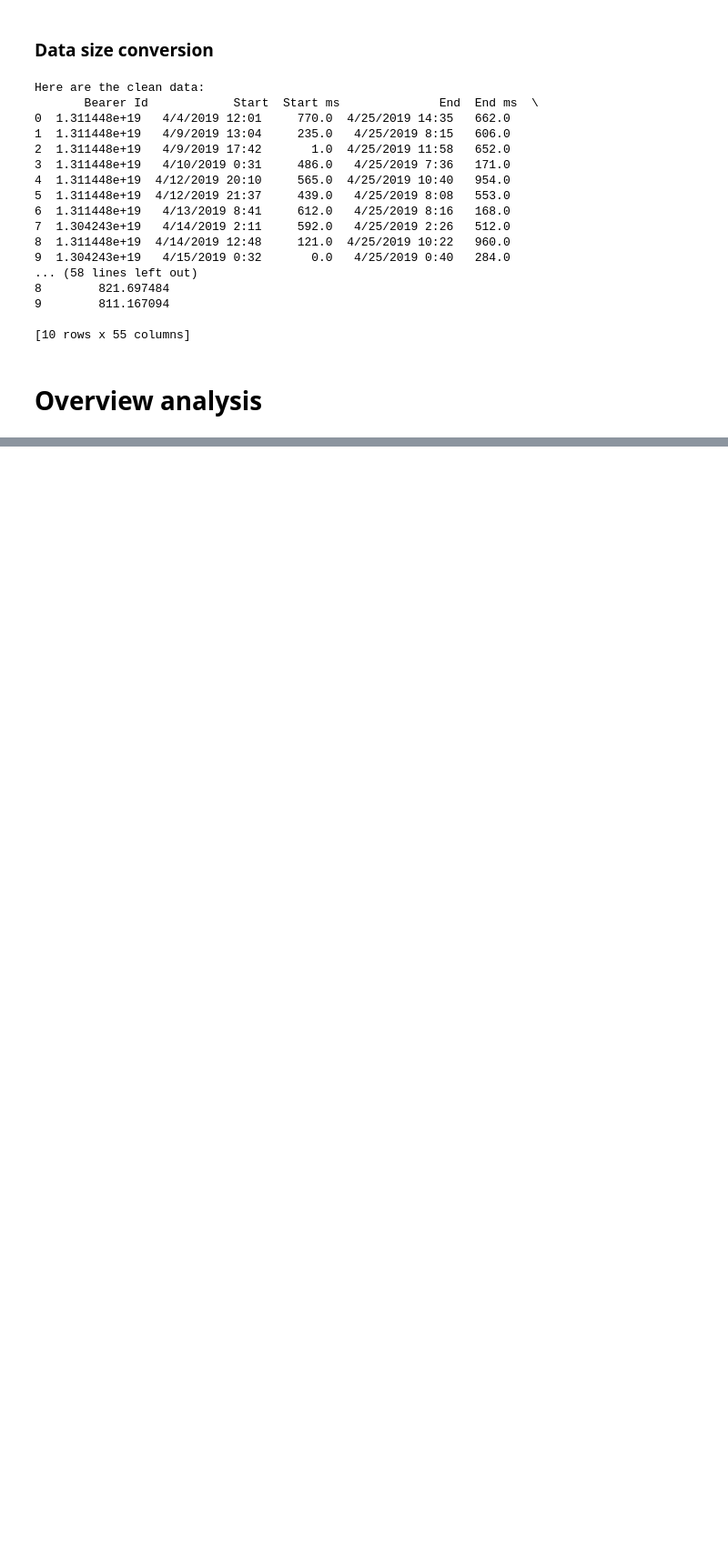
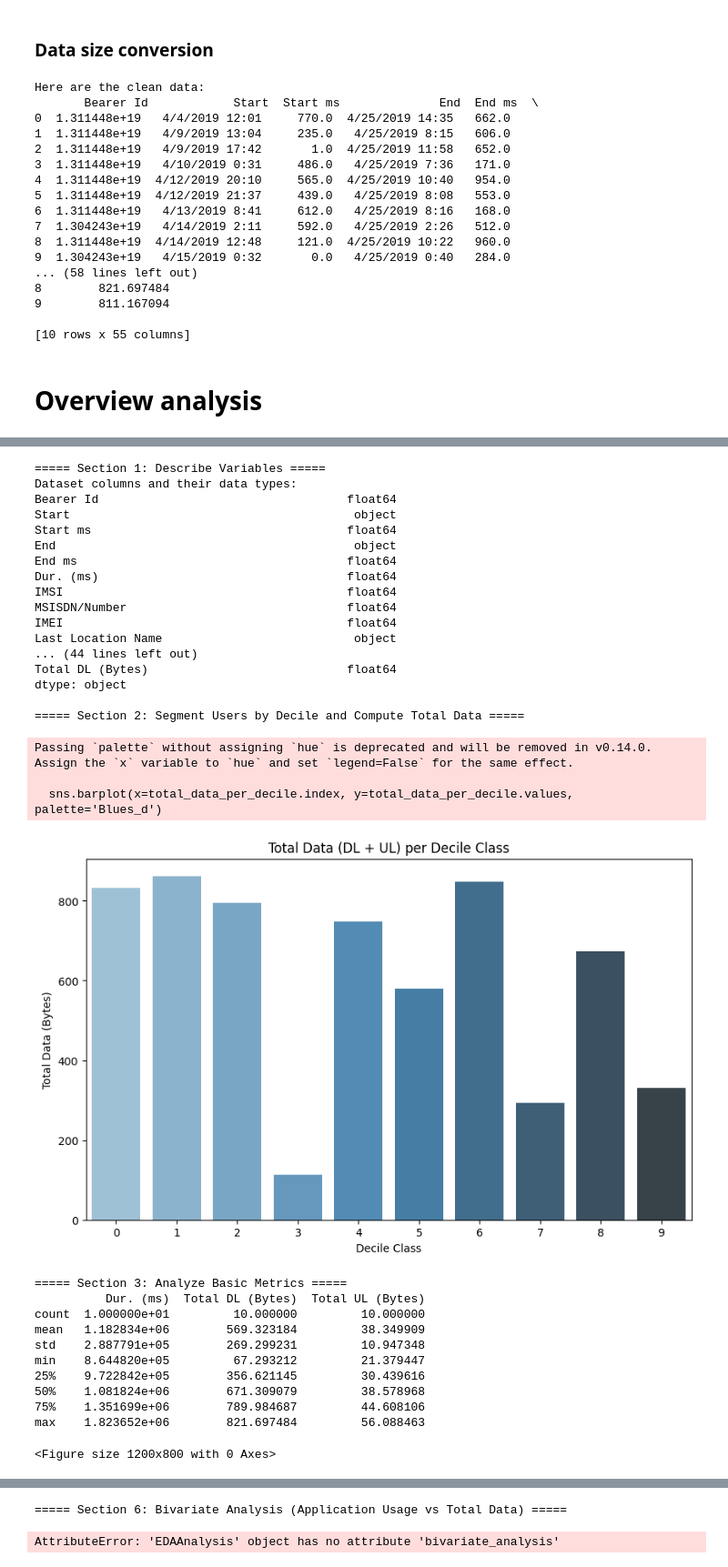
Before and after one commit to wubeabera123/Telecom-User-Analysis-Insights, a Jupyter notebook: notebooks/telecom_data_analysis.ipynb, the cells around one changed output, grey strips where cells are left out. Shown at 91% size. Saved outputs shown, nothing was run; the diff lists cells and outputs as text; code cells hidden in the pictures; blank space fills up the shorter version.

```diff
--- a/notebooks/telecom_data_analysis.ipynb
+++ b/notebooks/telecom_data_analysis.ipynb
@@ -254,0 +305,68 @@ Additionally, targeting users of top manufacturers {', '.join(top_manufacturers.
+# %%
+# Assuming 'cleaned_data' is your DataFrame
+eda = EDAAnalysis(cleaned_data)
+
+# Section 1: Describe Variables
+print("===== Section 1: Describe Variables =====")
+eda.describe_variables()
+
+# Section 2: Segment Users by Decile and Compute Total Data
+print("\n===== Section 2: Segment Users by Decile and Compute Total Data =====")
+eda.segment_users_by_decile()
+
+# Section 3: Analyze Basic Metrics
+print("\n===== Section 3: Analyze Basic Metrics =====")
+eda.analyze_basic_metrics()
+
+# Section 4: Compute Dispersion Parameters
+print("\n===== Section 4: Compute Dispersion Parameters =====")
+eda.compute_dispersion_parameters()
+
+# Section 5: Univariate Analysis (Box Plots)
+print("\n===== Section 5: Univariate Analysis (Box Plots) =====")
+eda.plot_univariate_analysis()
+
+# Section 6: Bivariate Analysis (Application Usage vs Total Data)
+print("\n===== Section 6: Bivariate Analysis (Application Usage vs Total Data) =====")
+eda.bivariate_analysis()
+
+# Section 7: Correlation Analysis
+print("\n===== Section 7: Correlation Analysis =====")
+eda.correlation_analysis()
+
+# Section 8: PCA Analysis (Dimensionality Reduction)
+print("\n===== Section 8: PCA Analysis (Dimensionality Reduction) =====")
+eda.pca_analysis()
+# %% [output]
+===== Section 1: Describe Variables =====
+Dataset columns and their data types:
+Bearer Id                                   float64
+Start                                        object
+Start ms                                    float64
+End                                          object
+End ms                                      float64
+Dur. (ms)                                   float64
+IMSI                                        float64
+MSISDN/Number                               float64
+IMEI                                        float64
+Last Location Name                           object
+... (44 lines left out)
+Total DL (Bytes)                            float64
+dtype: object
+
+===== Section 2: Segment Users by Decile and Compute Total Data =====
+Passing `palette` without assigning `hue` is deprecated and will be removed in v0.14.0. Assign the `x` variable to `hue` and set `legend=False` for the same effect.
+
+  sns.barplot(x=total_data_per_decile.index, y=total_data_per_decile.values, palette='Blues_d')
+[figure, added]
+===== Section 3: Analyze Basic Metrics =====
+          Dur. (ms)  Total DL (Bytes)  Total UL (Bytes)
+count  1.000000e+01         10.000000         10.000000
+mean   1.182834e+06        569.323184         38.349909
+std    2.887791e+05        269.299231         10.947348
+min    8.644820e+05         67.293212         21.379447
+25%    9.722842e+05        356.621145         30.439616
+50%    1.081824e+06        671.309079         38.578968
+75%    1.351699e+06        789.984687         44.608106
+max    1.823652e+06        821.697484         56.088463
+<Figure size 1200x800 with 0 Axes>
@@ -254,0 +389,2 @@ Additionally, targeting users of top manufacturers {', '.join(top_manufacturers.
+===== Section 6: Bivariate Analysis (Application Usage vs Total Data) =====
+AttributeError: 'EDAAnalysis' object has no attribute 'bivariate_analysis'
```
Also changed, not shown: parts of 9 cells of this notebook, 4 other files.
